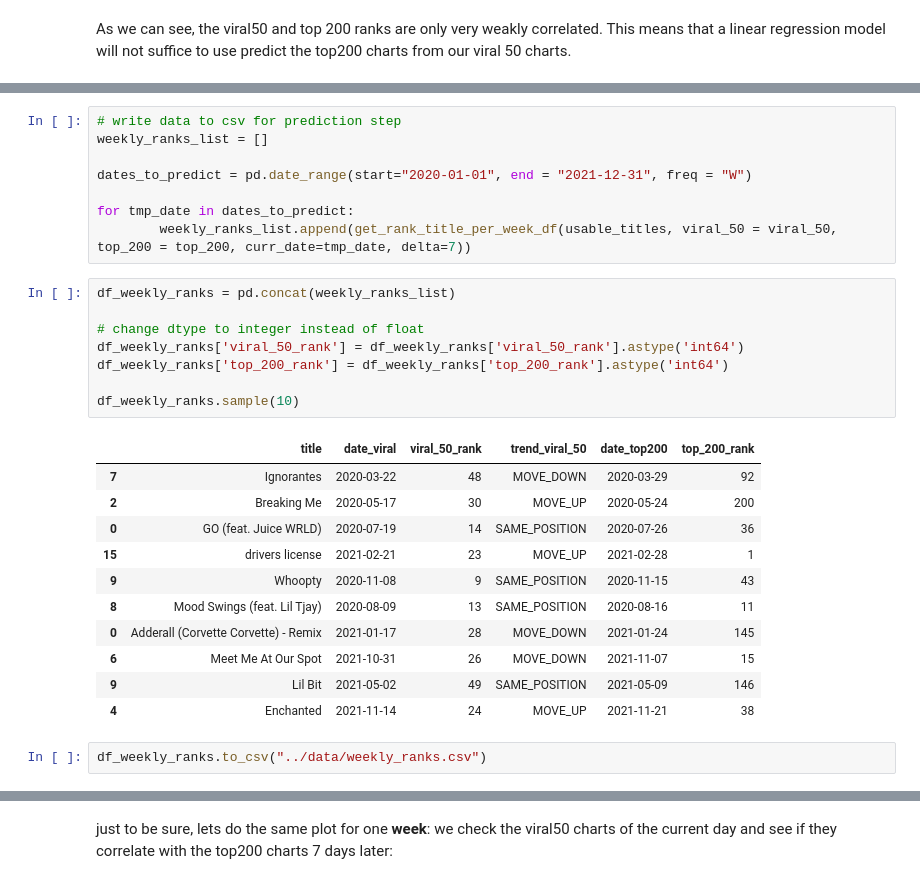
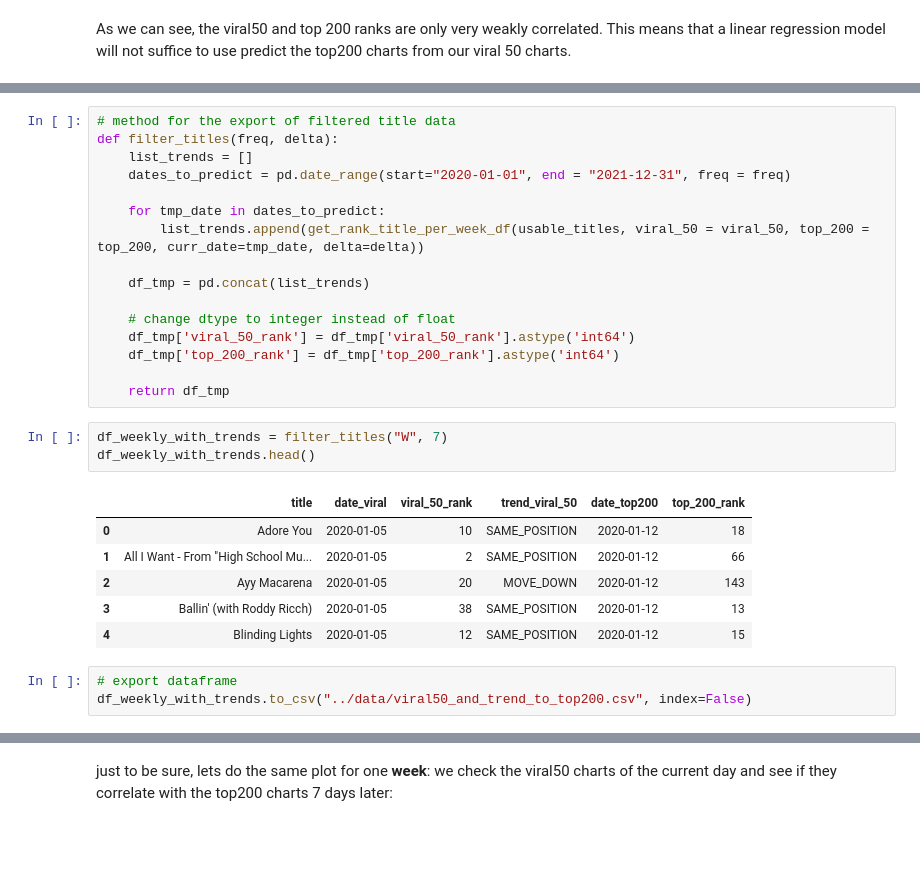
Before and after one commit to Falk358/data_science, a Jupyter notebook: project/02_exploratory_data_analysis.ipynb, the cells around one changed output, grey strips where cells are left out. Drawn from its saved outputs; the diff is of its cells as text; blank space fills up the shorter version.

```diff
--- a/project/02_exploratory_data_analysis.ipynb
+++ b/project/02_exploratory_data_analysis.ipynb
@@ -191,32 +194,31 @@ def get_rank_title_per_week_df(titles, viral_50, top_200, curr_date = "2020-01-0
 
     return df
 # %%
-# write data to csv for prediction step
-weekly_ranks_list = []
+# method for the export of filtered title data
+def filter_titles(freq, delta):
+    list_trends = []
+    dates_to_predict = pd.date_range(start="2020-01-01", end = "2021-12-31", freq = freq)
 
-dates_to_predict = pd.date_range(start="2020-01-01", end = "2021-12-31", freq = "W")
+    for tmp_date in dates_to_predict:
+        list_trends.append(get_rank_title_per_week_df(usable_titles, viral_50 = viral_50, top_200 = top_200, curr_date=tmp_date, delta=delta))
 
-for tmp_date in dates_to_predict:
-        weekly_ranks_list.append(get_rank_title_per_week_df(usable_titles, viral_50 = viral_50, top_200 = top_200, curr_date=tmp_date, delta=7))
+    df_tmp = pd.concat(list_trends)
+
+    # change dtype to integer instead of float
+    df_tmp['viral_50_rank'] = df_tmp['viral_50_rank'].astype('int64')
+    df_tmp['top_200_rank'] = df_tmp['top_200_rank'].astype('int64')
+
+    return df_tmp
-# %%
-df_weekly_ranks = pd.concat(weekly_ranks_list)
-
-# change dtype to integer instead of float
-df_weekly_ranks['viral_50_rank'] = df_weekly_ranks['viral_50_rank'].astype('int64')
-df_weekly_ranks['top_200_rank'] = df_weekly_ranks['top_200_rank'].astype('int64')
-
-df_weekly_ranks.sample(10)
-# %% [output]
-|  | title | date_viral | viral_50_rank | trend_viral_50 | date_top200 | top_200_rank |
-| 7 | Ignorantes | 2020-03-22 | 48 | MOVE_DOWN | 2020-03-29 | 92 |
-| 2 | Breaking Me | 2020-05-17 | 30 | MOVE_UP | 2020-05-24 | 200 |
-| 0 | GO (feat. Juice WRLD) | 2020-07-19 | 14 | SAME_POSITION | 2020-07-26 | 36 |
-| 15 | drivers license | 2021-02-21 | 23 | MOVE_UP | 2021-02-28 | 1 |
-| 9 | Whoopty | 2020-11-08 | 9 | SAME_POSITION | 2020-11-15 | 43 |
-| 8 | Mood Swings (feat. Lil Tjay) | 2020-08-09 | 13 | SAME_POSITION | 2020-08-16 | 11 |
-| 0 | Adderall (Corvette Corvette) - Remix | 2021-01-17 | 28 | MOVE_DOWN | 2021-01-24 | 145 |
-| 6 | Meet Me At Our Spot | 2021-10-31 | 26 | MOVE_DOWN | 2021-11-07 | 15 |
-| 9 | Lil Bit | 2021-05-02 | 49 | SAME_POSITION | 2021-05-09 | 146 |
-| 4 | Enchanted | 2021-11-14 | 24 | MOVE_UP | 2021-11-21 | 38 |
-# %%
-df_weekly_ranks.to_csv("../data/weekly_ranks.csv")
+# %%
+df_weekly_with_trends = filter_titles("W", 7)
+df_weekly_with_trends.head()
+# %% [output]
+|  | title | date_viral | viral_50_rank | trend_viral_50 | date_top200 | top_200_rank |
+| 0 | Adore You | 2020-01-05 | 10 | SAME_POSITION | 2020-01-12 | 18 |
+| 1 | All I Want - From "High School Mu... | 2020-01-05 | 2 | SAME_POSITION | 2020-01-12 | 66 |
+| 2 | Ayy Macarena | 2020-01-05 | 20 | MOVE_DOWN | 2020-01-12 | 143 |
+| 3 | Ballin' (with Roddy Ricch) | 2020-01-05 | 38 | SAME_POSITION | 2020-01-12 | 13 |
+| 4 | Blinding Lights | 2020-01-05 | 12 | SAME_POSITION | 2020-01-12 | 15 |
+# %%
+# export dataframe
+df_weekly_with_trends.to_csv("../data/viral50_and_trend_to_top200.csv", index=False)
```
Also changed, not shown: parts of 18 cells of this notebook, 2 other files.
